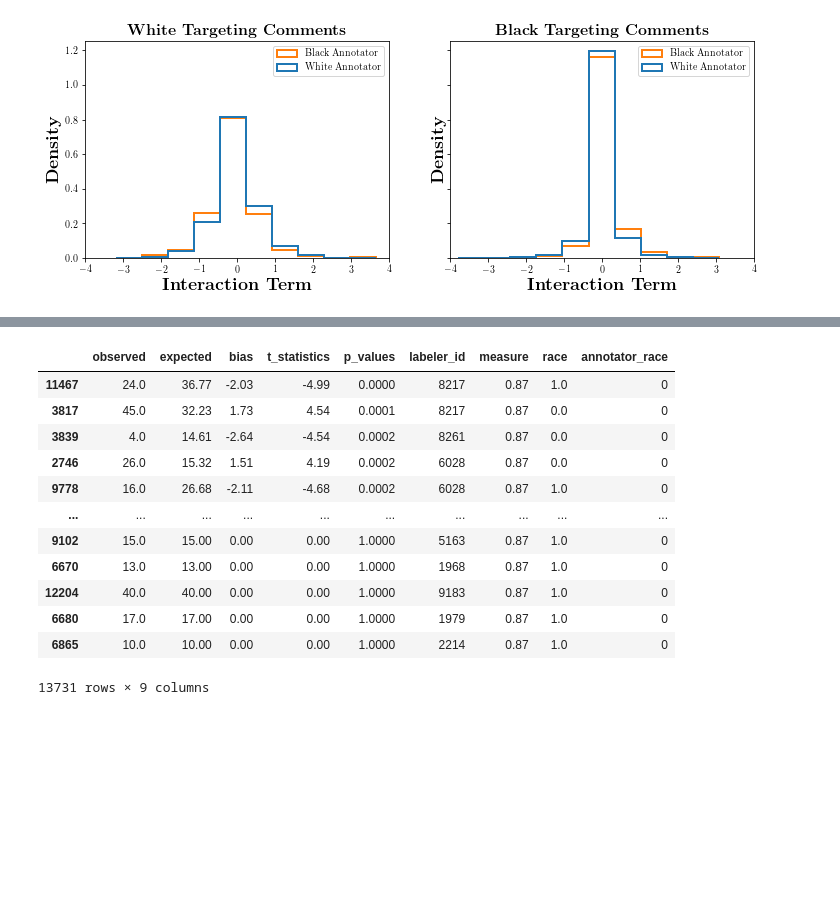
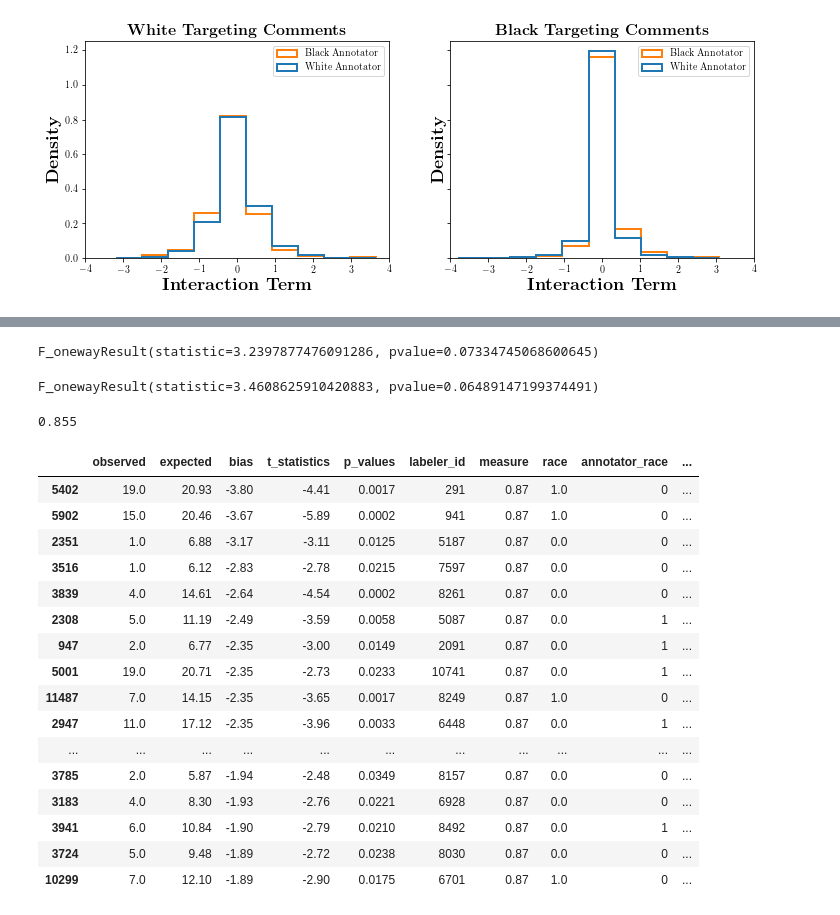
Before and after one commit to dlab-projects/annotator_sensitivity_irt, a Jupyter notebook: notebooks/analyze_exp05.ipynb, the cells around one changed output, grey strips where cells are left out. Drawn from its saved outputs; the diff is of its cells as text; code cells hidden in the pictures; blank space fills up the shorter version.

```diff
--- a/notebooks/analyze_exp05.ipynb
+++ b/notebooks/analyze_exp05.ipynb
@@ -214,16 +187,38 @@ for ax in axes:
-# %%
-df.sort_values('p_values')
-# %% [output]
-|  | observed | expected | bias | t_statistics | p_values | labeler_id | measure | race | annotator_race |
-| 11467 | 24.0 | 36.77 | -2.03 | -4.99 | 0.0000 | 8217 | 0.87 | 1.0 | 0 |
-| 3817 | 45.0 | 32.23 | 1.73 | 4.54 | 0.0001 | 8217 | 0.87 | 0.0 | 0 |
-| 3839 | 4.0 | 14.61 | -2.64 | -4.54 | 0.0002 | 8261 | 0.87 | 0.0 | 0 |
-| 2746 | 26.0 | 15.32 | 1.51 | 4.19 | 0.0002 | 6028 | 0.87 | 0.0 | 0 |
-| 9778 | 16.0 | 26.68 | -2.11 | -4.68 | 0.0002 | 6028 | 0.87 | 1.0 | 0 |
-| ... | ... | ... | ... | ... | ... | ... | ... | ... | ... |
-| 9102 | 15.0 | 15.00 | 0.00 | 0.00 | 1.0000 | 5163 | 0.87 | 1.0 | 0 |
-| 6670 | 13.0 | 13.00 | 0.00 | 0.00 | 1.0000 | 1968 | 0.87 | 1.0 | 0 |
-| 12204 | 40.0 | 40.00 | 0.00 | 0.00 | 1.0000 | 9183 | 0.87 | 1.0 | 0 |
-| 6680 | 17.0 | 17.00 | 0.00 | 0.00 | 1.0000 | 1979 | 0.87 | 1.0 | 0 |
-| 6865 | 10.0 | 10.00 | 0.00 | 0.00 | 1.0000 | 2214 | 0.87 | 1.0 | 0 |
-13731 rows × 9 columns
+# %%
+from scipy.stats import f_oneway
+
+f_oneway(
+    df[(df['annotator_race'] == 0) & (df['race'] == 0) & (df['p_values'] < 0.05)]['bias_corrected'],
+    df[(df['annotator_race'] == 1) & (df['race'] == 0) & (df['p_values'] < 0.05)]['bias_corrected'])
+# %% [output]
+F_onewayResult(statistic=3.2397877476091286, pvalue=0.07334745068600645)
+# %%
+f_oneway(
+df[(df['annotator_race'] == 0) & (df['race'] == 1) & (df['p_values'] < 0.05)]['bias_corrected'],
+     df[(df['annotator_race'] == 1) & (df['race'] == 1) & (df['p_values'] < 0.05)]['bias_corrected'])
+# %% [output]
+F_onewayResult(statistic=3.4608625910420883, pvalue=0.06489147199374491)
+# %%
+np.median(df[(df['annotator_race'] == 1) & (df['race'] == 0) & (df['p_values'] < 0.1)]['bias_corrected'])
+# %% [output]
+0.855
+# %%
+df[df['p_values'] < 0.05].sort_values('bias_corrected', ascending=False).iloc[:40]
+# %% [output]
+|  | observed | expected | bias | t_statistics | p_values | labeler_id | measure | race | annotator_race | ... |
+| 5402 | 19.0 | 20.93 | -3.80 | -4.41 | 0.0017 | 291 | 0.87 | 1.0 | 0 | ... |
+| 5902 | 15.0 | 20.46 | -3.67 | -5.89 | 0.0002 | 941 | 0.87 | 1.0 | 0 | ... |
+| 2351 | 1.0 | 6.88 | -3.17 | -3.11 | 0.0125 | 5187 | 0.87 | 0.0 | 0 | ... |
+| 3516 | 1.0 | 6.12 | -2.83 | -2.78 | 0.0215 | 7597 | 0.87 | 0.0 | 0 | ... |
+| 3839 | 4.0 | 14.61 | -2.64 | -4.54 | 0.0002 | 8261 | 0.87 | 0.0 | 0 | ... |
+| 2308 | 5.0 | 11.19 | -2.49 | -3.59 | 0.0058 | 5087 | 0.87 | 0.0 | 1 | ... |
+| 947 | 2.0 | 6.77 | -2.35 | -3.00 | 0.0149 | 2091 | 0.87 | 0.0 | 1 | ... |
+| 5001 | 19.0 | 20.71 | -2.35 | -2.73 | 0.0233 | 10741 | 0.87 | 0.0 | 1 | ... |
+| 11487 | 7.0 | 14.15 | -2.35 | -3.65 | 0.0017 | 8249 | 0.87 | 1.0 | 0 | ... |
+| 2947 | 11.0 | 17.12 | -2.35 | -3.96 | 0.0033 | 6448 | 0.87 | 0.0 | 1 | ... |
+| ... | ... | ... | ... | ... | ... | ... | ... | ... | ... | ... |
+| 3785 | 2.0 | 5.87 | -1.94 | -2.48 | 0.0349 | 8157 | 0.87 | 0.0 | 0 | ... |
+| 3183 | 4.0 | 8.30 | -1.93 | -2.76 | 0.0221 | 6928 | 0.87 | 0.0 | 0 | ... |
+| 3941 | 6.0 | 10.84 | -1.90 | -2.79 | 0.0210 | 8492 | 0.87 | 0.0 | 1 | ... |
+| 3724 | 5.0 | 9.48 | -1.89 | -2.72 | 0.0238 | 8030 | 0.87 | 0.0 | 0 | ... |
+| 10299 | 7.0 | 12.10 | -1.89 | -2.90 | 0.0175 | 6701 | 0.87 | 1.0 | 0 | ... |
```
Also changed, not shown: parts of 14 cells of this notebook, 2 other files.
